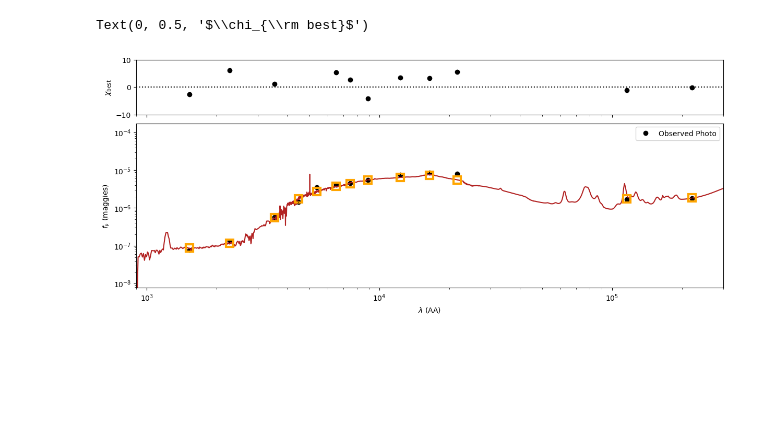
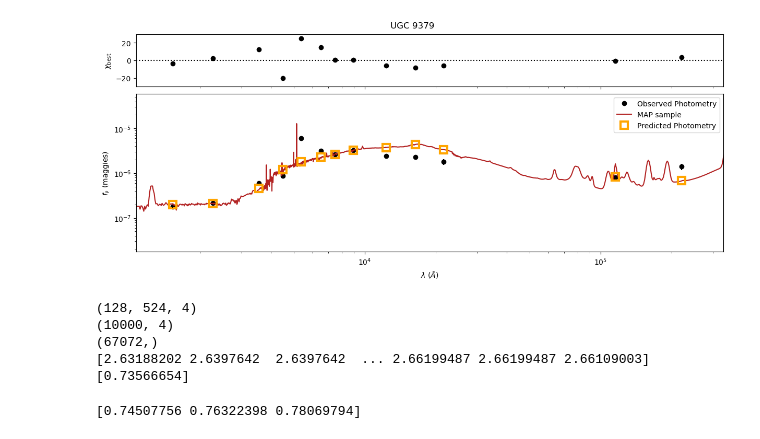
Before and after one commit to gregorycorcoran/Astro-Data, a Jupyter notebook: Prospect_Results.ipynb, the cells around one changed output. Drawn from its saved outputs; the diff is of its cells as text; code cells hidden in the pictures; blank space fills up the shorter version.

```diff
--- a/Prospect_Results.ipynb
+++ b/Prospect_Results.ipynb
@@ -21,12 +19,19 @@ from prospect.plotting.corner import quantile
 # %%
-gal='MCG05'
+gal='UGC9379'
 files={'MCG05':'./quickstart_emcee_MCG05_1.h5',
     'MCG06':'./quickstart_emcee_MCG06_2.h5',
     'NGC3016':'./quickstart_emcee_mcmc16.h5',
     'NGC6365A':'./quickstart_emcee_NGC6365A.h5',
     'NGC3705':'./quickstart_emcee_NGC3705.h5',
-    'NVSSJ09': './quickstart_emcee_NVSSJ09_2.h5',
+    'NVSSJ09': './quickstart_emcee_NVSSJ09_3.h5',
     'UGC9379':'./quickstart_emcee_UGC9379.h5'}
+full_names={'NGC3705': 'NGC 3705',
+    'MCG05': 'MCG+05-40-038',
+    'MCG06': 'MCG+06-27-025',
+    'NGC3016': 'NGC 3016',
+    'NGC6365A': 'NGC 6365A',
+    'UGC9379': 'UGC 9379',
+    'NVSSJ09': 'NVSS J092456+402359'}
 results_type = "emcee"
 def create_walker_mask(cropped_chain,parameter_ind,min_val,max_val,checkind=-1):
     mask=np.zeros(128,dtype=bool)
@@ -80,31 +123,60 @@ cornerfig = reader.subcorner(result, start=600, thin=5, truths=theta_max,
 # %%
 sfig, saxes = plt.subplots(2, 1,figsize=(12,5),gridspec_kw=dict(height_ratios=[1, 3]), sharex=True,layout='constrained')
 mask=np.array([True,True,True,True,True,True,True,True,True,True,True,False,False,True,True,True,True,True,True])
 ax = saxes[1]
 mask=result['obs']['phot_mask']
 pwave = np.array([f.wave_effective for f in obs["filters"]])
 # plot the data
-ax.plot(pwave[mask], obs["maggies"][mask], linestyle="", marker="o", color="k",label='Observed Photo')
+ax.plot(pwave[mask], obs["maggies"][mask], linestyle="", marker="o", color="k",label='Observed Photometry')
 #ax.plot(obs['wavelength'],obs['spectrum']*obs['wavelength'])
 ax.errorbar(pwave[mask],  obs["maggies"][mask], obs["maggies_unc"][mask], linestyle="", color="k", zorder=10)
 ax.set_ylabel(r"$f_\nu$ (maggies)")
-ax.set_xlabel(r"$\lambda$ (AA)")
-ax.set_xlim(9e2, 3e5)
-ax.set_ylim(np.nanmin(obs["maggies"]) * 0.1, np.nanmax(obs["maggies"]) * 20)
+ax.set_xlabel("$\\lambda$ ($\\AA$)")
+ax.set_xlim(0.7*np.min(pwave[mask]), 1.5*np.max(pwave[mask]))
+ax.set_ylim(np.nanmin(obs["maggies"]) * 0.1, np.nanmax(obs["maggies"]) * 10)
 ax.set_yscale("log")
 ax.set_xscale("log")
-ax.legend()
 
 # get the best-fit SED
 bsed = result["bestfit"]
 ax.plot(bsed["restframe_wavelengths"] * (1+obs["redshift"]), bsed["spectrum"], color="firebrick", label="MAP sample")
-ax.plot(pwave[mask], bsed["photometry"][mask], linestyle="", marker="s", markersize=10, mec="orange", mew=3, mfc="none")
+ax.plot(pwave[mask], bsed["photometry"][mask], linestyle="", marker="s", markersize=10, mec="orange", mew=3, mfc="none",label='Predicted Photometry')
+ax.legend()
 ax = saxes[0]
 chi = (obs["maggies"] - bsed["photometry"]) / obs["maggies_unc"]
 ax.plot(pwave[mask], chi[mask], linestyle="", marker="o", color="k")
 ax.axhline(0, color="k", linestyle=":")
-ax.set_ylim(-10, 10)
+ax.set_ylim(-30, 30)
 ax.set_ylabel(r"$\chi_{\rm best}$")
+sfig.suptitle(f'{full_names[gal]}')
+plt.savefig(f'./SED fits/{gal}.png')
 # %% [output]
-Text(0, 0.5, '$\\chi_{\\rm best}$')
-[figure, old version]
+[figure, new version]
+# %%
+print(cropped_chain.shape)
+print(sample_posterior(cropped_chain).shape)
+flatchain1=cropped_chain.reshape(csz[0] * csz[1], csz[2])
+print(flatchain.T[0].shape)
+mass=flatchain.T[0]
+logzsol=flatchain.T[1]
+dust2=flatchain.T[2]
+tau=flatchain.T[3]
+print(tau)
+res_params={'mass': np.array([mass[0]]),'logzsol':np.array([logzsol[0]])\
+    ,'dust2':np.array([[dust2[0]]]),'tau':np.array([tau[0]]),'tage':np.array([12.8]),'sfh':4}
+print(parametric_sfr(times=[0],tavg=1e-3,**res_params))
+# %% [output]
+(128, 524, 4)
+(10000, 4)
+(67072,)
+[2.63188202 2.6397642  2.6397642  ... 2.66199487 2.66199487 2.66109003]
+[0.73566654]
+# %%
+SFRs=[]
+for i in range(len(mass)):
+    res_params={'mass': np.array([mass[i]]),'logzsol':np.array([logzsol[i]])\
+    ,'dust2':np.array([[dust2[i]]]),'tau':np.array([tau[i]]),'tage':np.array([12.8]),'sfh':4}
+    SFRs.append(parametric_sfr(times=[0],tavg=1e-3,**res_params)[0])
+print(np.quantile(SFRs,q=[0.16, 0.50, 0.84]))
+# %% [output]
+[0.74507756 0.76322398 0.78069794]
```
Also changed, not shown: parts of 7 cells of this notebook, 28 other files.
